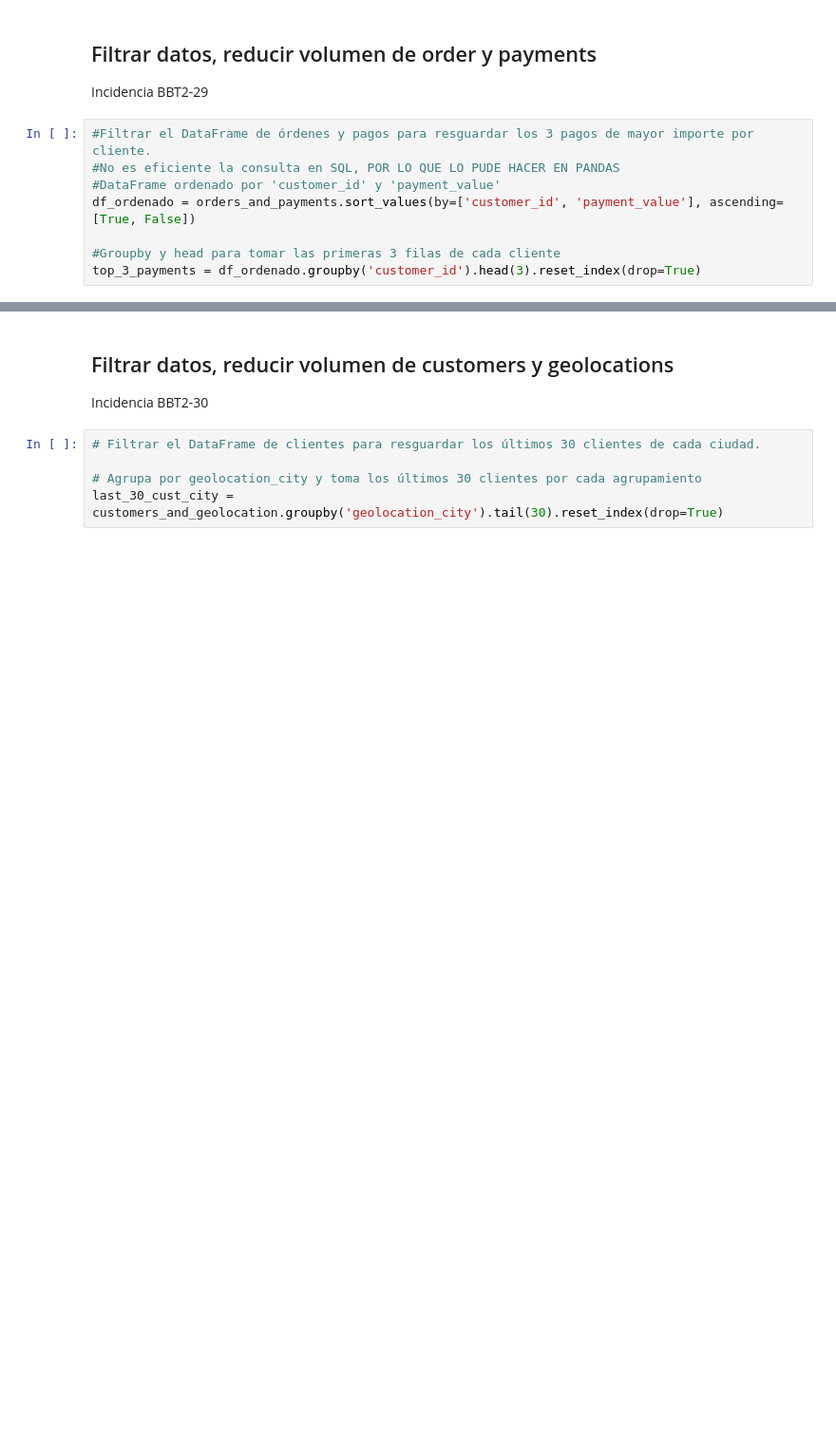
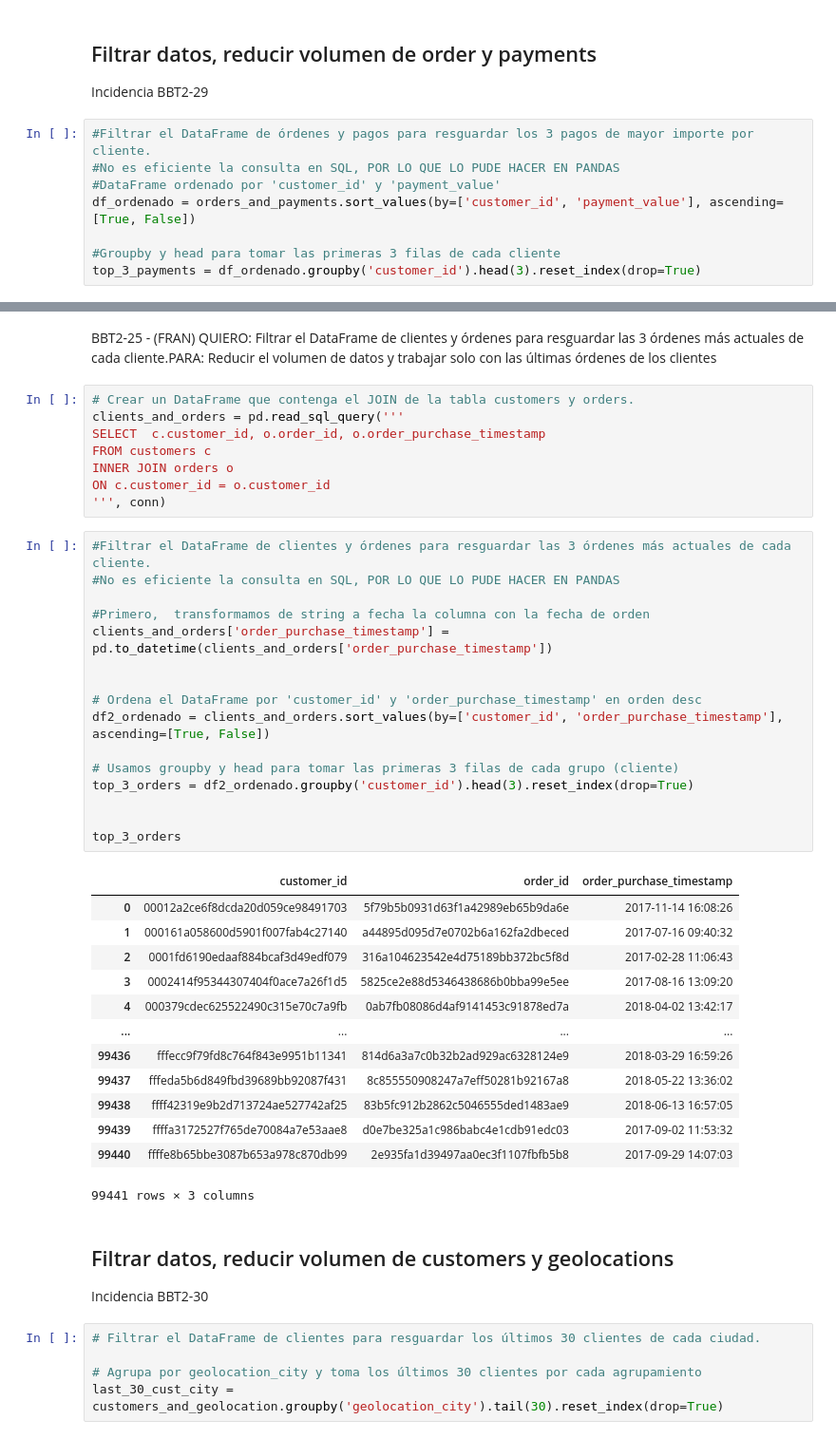
Before and after one commit to alkemyTech/BBVA-BDS-W1-T2, a Jupyter notebook: TP_Grupal_Meli.ipynb, the cells around one changed output, grey strips where cells are left out. Shown: that part at 95% size. Drawn from its saved outputs; the diff is of its cells as text; blank space fills up the shorter version.

```diff
--- a/TP_Grupal_Meli.ipynb
+++ b/TP_Grupal_Meli.ipynb
@@ -203,6 +203,46 @@ top_3_payments.head(3)
 | 0 | 5f79b5b0931d63f1a42989eb65b9da6e | 00012a2ce6f8dcda20d059ce98491703 | delivered | 2017-11-14 16:08:26 | 2017-11-14 16:35:32 | 2017-11-17 15:32:08 | ... |
 | 1 | a44895d095d7e0702b6a162fa2dbeced | 000161a058600d5901f007fab4c27140 | delivered | 2017-07-16 09:40:32 | 2017-07-16 09:55:12 | 2017-07-19 19:09:37 | ... |
 | 2 | 316a104623542e4d75189bb372bc5f8d | 0001fd6190edaaf884bcaf3d49edf079 | delivered | 2017-02-28 11:06:43 | 2017-02-28 11:15:20 | 2017-03-01 15:24:20 | ... |
+# %% [markdown]
+BBT2-25 - (FRAN) QUIERO: Filtrar el DataFrame de clientes y órdenes para resguardar las 3 órdenes más actuales de cada cliente.PARA: Reducir el volumen de datos y trabajar solo con las últimas órdenes de los clientes
+# %%
+# Crear un DataFrame que contenga el JOIN de la tabla customers y orders.
+clients_and_orders = pd.read_sql_query('''
+SELECT  c.customer_id, o.order_id, o.order_purchase_timestamp
+FROM customers c
+INNER JOIN orders o
+ON c.customer_id = o.customer_id
+''', conn)
+# %%
+#Filtrar el DataFrame de clientes y órdenes para resguardar las 3 órdenes más actuales de cada cliente.
+#No es eficiente la consulta en SQL, POR LO QUE LO PUDE HACER EN PANDAS
+
+#Primero,  transformamos de string a fecha la columna con la fecha de orden
+clients_and_orders['order_purchase_timestamp'] = pd.to_datetime(clients_and_orders['order_purchase_timestamp'])
+
+
+# Ordena el DataFrame por 'customer_id' y 'order_purchase_timestamp' en orden desc
+df2_ordenado = clients_and_orders.sort_values(by=['customer_id', 'order_purchase_timestamp'], ascending=[True, False])
+
+# Usamos groupby y head para tomar las primeras 3 filas de cada grupo (cliente)
+top_3_orders = df2_ordenado.groupby('customer_id').head(3).reset_index(drop=True)
+
+
+top_3_orders
+# %% [output]
+|  | customer_id | order_id | order_purchase_timestamp |
+| 0 | 00012a2ce6f8dcda20d059ce98491703 | 5f79b5b0931d63f1a42989eb65b9da6e | 2017-11-14 16:08:26 |
+| 1 | 000161a058600d5901f007fab4c27140 | a44895d095d7e0702b6a162fa2dbeced | 2017-07-16 09:40:32 |
+| 2 | 0001fd6190edaaf884bcaf3d49edf079 | 316a104623542e4d75189bb372bc5f8d | 2017-02-28 11:06:43 |
+| 3 | 0002414f95344307404f0ace7a26f1d5 | 5825ce2e88d5346438686b0bba99e5ee | 2017-08-16 13:09:20 |
+| 4 | 000379cdec625522490c315e70c7a9fb | 0ab7fb08086d4af9141453c91878ed7a | 2018-04-02 13:42:17 |
+| ... | ... | ... | ... |
+| 99436 | fffecc9f79fd8c764f843e9951b11341 | 814d6a3a7c0b32b2ad929ac6328124e9 | 2018-03-29 16:59:26 |
+| 99437 | fffeda5b6d849fbd39689bb92087f431 | 8c855550908247a7eff50281b92167a8 | 2018-05-22 13:36:02 |
+| 99438 | ffff42319e9b2d713724ae527742af25 | 83b5fc912b2862c5046555ded1483ae9 | 2018-06-13 16:57:05 |
+| 99439 | ffffa3172527f765de70084a7e53aae8 | d0e7be325a1c986babc4e1cdb91edc03 | 2017-09-02 11:53:32 |
+| 99440 | ffffe8b65bbe3087b653a978c870db99 | 2e935fa1d39497aa0ec3f1107fbfb5b8 | 2017-09-29 14:07:03 |
+99441 rows × 3 columns
 # %% [markdown]
 ## Filtrar datos, reducir volumen de customers y geolocations
 
```
Also changed, not shown: parts of 8 cells of this notebook.
